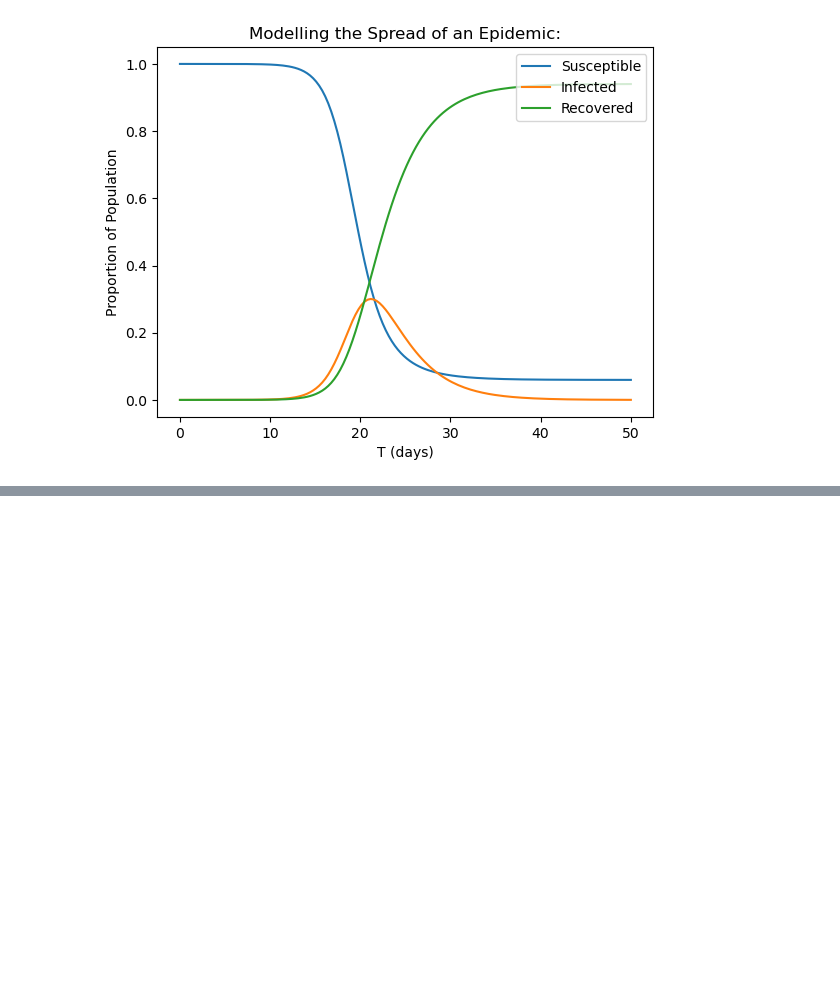
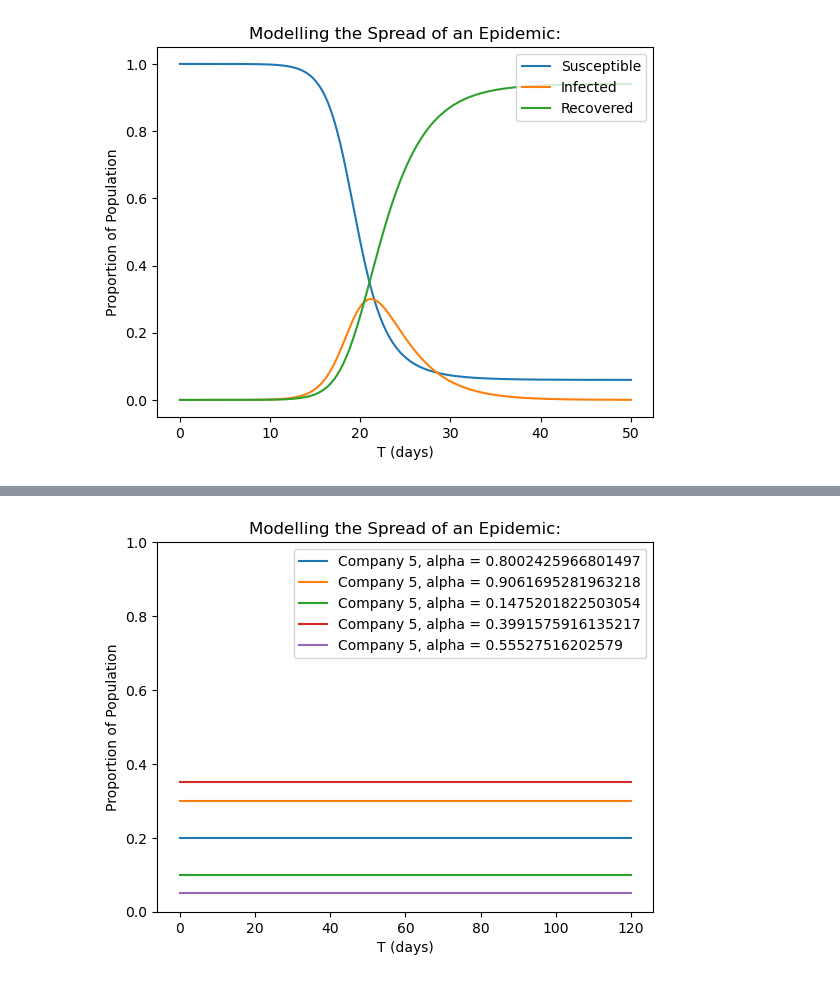
Before and after one commit to brandonwaits12/Radiator-Springs, a Jupyter notebook: radiator_springs.ipynb, the cells around one changed output, grey strips where cells are left out. Cells and saved outputs as stored; diff of their text form; code cells hidden in the pictures; blank space fills up the shorter version.

```diff
--- a/radiator_springs.ipynb
+++ b/radiator_springs.ipynb
@@ -41,0 +141,43 @@ SIR_Demo()
+# %%
+def third_model():
+
+    n = 5
+    K = 2/3
+    alpha_values = np.random.rand(n)
+    # alpha_values = np.array([0.4, 0.4, 0.4, 0.4, 0.4])
+    beta_values = np.random.rand(n, n)
+    # beta_values = (beta_values + beta_values.T) / 2
+
+
+    def ode(t, y):
+
+
+
+        dydt = np.zeros(n)
+        for i in range(n):
+            beta_values = np.random.rand(n)
+            for j in range(n):
+                beta_values[j] = (alpha_values[j] * (1 - y[j] / K)) / np.sum([y[k] for k in range(5) if k != j])
+            dydt[i] = y[i] * (alpha_values[i] * (1 - y[i] / K) - np.sum([beta_values[i] * y[j] for j in range(5) if j != i]))
+        return dydt
+
+    t0 = 0
+    tf = 120
+    x_space = np.linspace(0, tf, 1000)
+
+    #Define y0 and solution
+    y0 = np.array([0.2, 0.3, 0.1, 0.35, 0.05])
+    sol = solve_ivp(ode, (t0, tf), y0, t_eval=np.linspace(t0, tf, 1000))
+
+    #Plot the system
+    for i in range(n):
+        plt.plot(x_space, sol.y[i],  label=f'Company {n}, alpha = ' + str(alpha_values[i]))
+    plt.ylabel("Proportion of Population")
+    plt.legend(loc='upper right')
+    plt.xlabel("T (days)")
+    plt.title("Modelling the Spread of an Epidemic:")
+    plt.ylim(0, 1)
+    plt.show()
+third_model()
+# %% [output]
+[figure, added]
```
Also changed, not shown: parts of 3 cells of this notebook.
